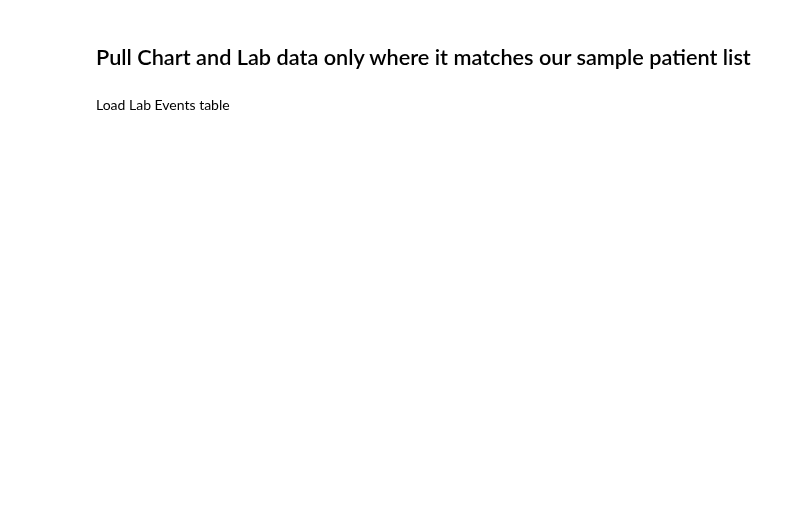
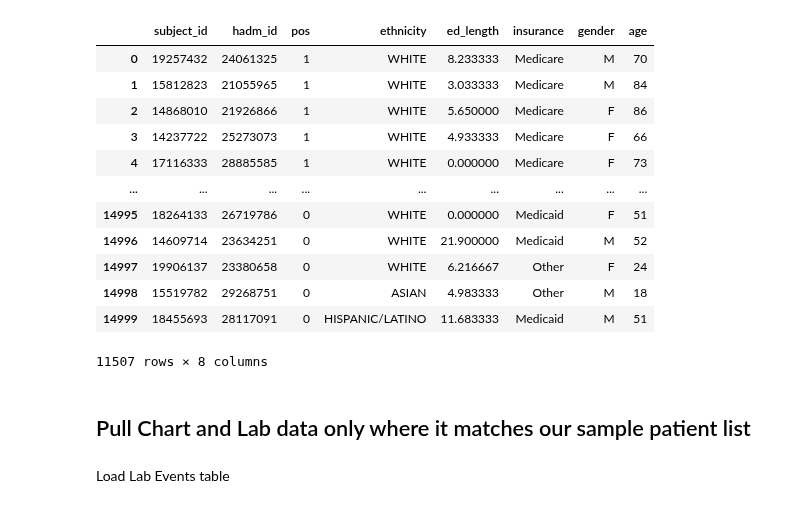
Before and after one commit to brandoncryu/disease_prediction, a Jupyter notebook: Generate Lab Data.ipynb, the cells around one changed output. Cells and saved outputs as stored; diff of their text form; code cells hidden in the pictures; blank space fills up the shorter version.

Commit message:
insurance and ed stay added

```diff
--- a/Generate Lab Data.ipynb
+++ b/Generate Lab Data.ipynb
@@ -8,5 +10,21 @@ d_labitems = pd.read_csv('./data/mimic-iv-0.4/hosp/d_labitems.csv.gz', compressi
 # %%
-admissions_sample = pd.read_pickle("./data/admissions_sample.pkl")
+admissions_sample = pd.read_pickle("data/admissions_sample.pkl")
+# %%
+admissions_sample
+# %% [output]
+|  | subject_id | hadm_id | pos | ethnicity | ed_length | insurance | gender | age |
+| 0 | 19257432 | 24061325 | 1 | WHITE | 8.233333 | Medicare | M | 70 |
+| 1 | 15812823 | 21055965 | 1 | WHITE | 3.033333 | Medicare | M | 84 |
+| 2 | 14868010 | 21926866 | 1 | WHITE | 5.650000 | Medicare | F | 86 |
+| 3 | 14237722 | 25273073 | 1 | WHITE | 4.933333 | Medicare | F | 66 |
+| 4 | 17116333 | 28885585 | 1 | WHITE | 0.000000 | Medicare | F | 73 |
+| ... | ... | ... | ... | ... | ... | ... | ... | ... |
+| 14995 | 18264133 | 26719786 | 0 | WHITE | 0.000000 | Medicaid | F | 51 |
+| 14996 | 14609714 | 23634251 | 0 | WHITE | 21.900000 | Medicaid | M | 52 |
+| 14997 | 19906137 | 23380658 | 0 | WHITE | 6.216667 | Other | F | 24 |
+| 14998 | 15519782 | 29268751 | 0 | ASIAN | 4.983333 | Other | M | 18 |
+| 14999 | 18455693 | 28117091 | 0 | HISPANIC/LATINO | 11.683333 | Medicaid | M | 51 |
+11507 rows × 8 columns
 # %% [markdown]
 ## Pull Chart and Lab data only where it matches our sample patient list
 # %%
```
Also changed, not shown: parts of 18 cells of this notebook, 2 other files.
